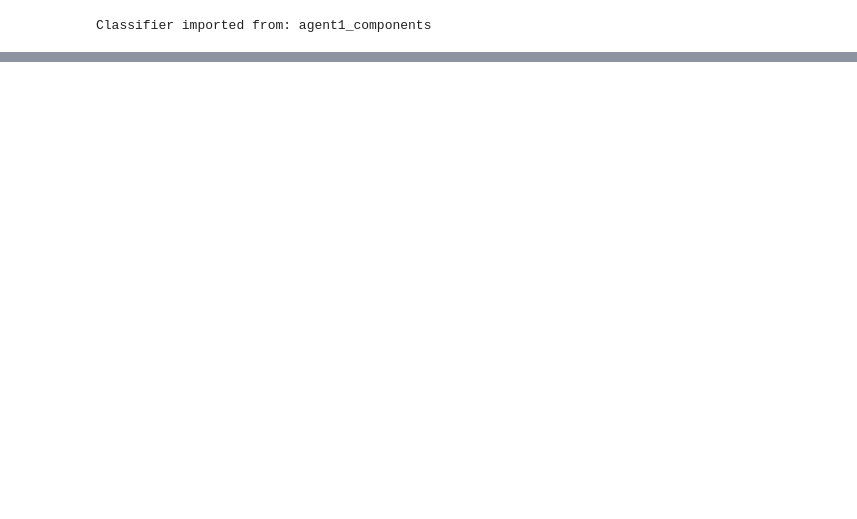
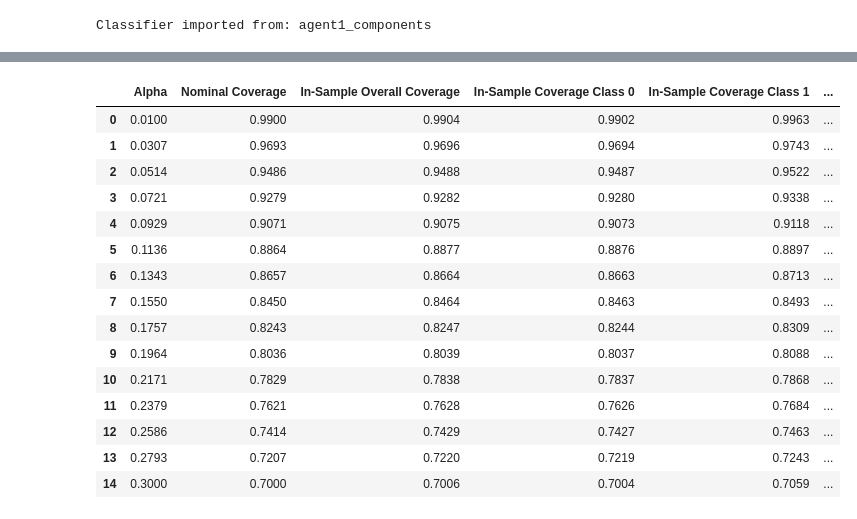
Before and after one commit to melinahou/Agent_1, a Jupyter notebook: pipeline_Agent1.ipynb, the cells around one changed output, grey strips where cells are left out. Saved outputs shown, nothing was run; the diff lists cells and outputs as text; code cells hidden in the pictures; blank space fills up the shorter version.

```diff
--- a/pipeline_Agent1.ipynb
+++ b/pipeline_Agent1.ipynb
@@ -1202,18 +712,0 @@ def oof_probs(X, y, groups, best):
-# %%
-# ----------------------------------------------------------------------------
-# 7.2 Execute calibration comparison and select Isotonic method
-# ----------------------------------------------------------------------------
-
-p_uncal, p_sigmoid, p_isotonic, calibration_results = oof_probs(
-    X=X,
-    y=y,
-    groups=groups_col,
-    best=best
-)
-
-print("\n=== Calibration Results ===")
-display(calibration_results.round(4))
-
-# Selected calibration method based on Brier Score and ECE
-CALIBRATION_METHOD = "isotonic"
-p_cal = p_isotonic
@@ -2310,0 +2429,52 @@ Skipped samples: 0
+# %%
+# ----------------------------------------------------------------------------
+# 9.2 Mondrian Conformal Uncertainty and Coverage Analysis
+# ----------------------------------------------------------------------------
+assert len(y_dev) == len(p_cal)
+assert set(groups_dev).isdisjoint(set(groups_test))
+
+# Diagnostic qhats on development OOF probabilities
+qhats_dict, cscores = conformal_qhat_mondrian(
+    y_true=y_dev,
+    p1=p_cal,
+    alpha=0.10
+)
+
+print("=== DEVELOPMENT-ONLY MONDRIAN DIAGNOSTICS ===")
+print("Diagnostic qhats:", qhats_dict)
+
+# In-sample alpha sweep: descriptive diagnostics ONLY
+(
+    alphas,
+    overall_cov,
+    cov_class_0,
+    cov_class_1,
+    size,
+    empty,
+    ambiguous,
+    uncertain
+) = conformal_sweep_mondrian(
+    y_true=y_dev,
+    p1=p_cal
+)
+
+conformal_results = pd.DataFrame({
+    "Alpha": alphas,
+    "Nominal Coverage": 1.0 - alphas,
+    "In-Sample Overall Coverage": overall_cov,
+    "In-Sample Coverage Class 0": cov_class_0,
+    "In-Sample Coverage Class 1": cov_class_1,
+    "Mean Set Size": size,
+    "Empty Set Rate": empty,
+    "Ambiguous Set Rate": ambiguous,
+    "Total Uncertainty Rate": uncertain
+})
+
+display(conformal_results.round(4))
+
+print("\nIMPORTANT:")
+print("Thresholds and coverage use the same dev samples.")
+print("These are descriptive in-sample diagnostics.")
+print("Independent coverage is evaluated separately.")
+print("Independent test: NOT USED")
+# %% [output]
@@ -2310,0 +2483,16 @@ Skipped samples: 0
+|  | Alpha | Nominal Coverage | In-Sample Overall Coverage | In-Sample Coverage Class 0 | In-Sample Coverage Class 1 | ... |
+| 0 | 0.0100 | 0.9900 | 0.9904 | 0.9902 | 0.9963 | ... |
+| 1 | 0.0307 | 0.9693 | 0.9696 | 0.9694 | 0.9743 | ... |
+| 2 | 0.0514 | 0.9486 | 0.9488 | 0.9487 | 0.9522 | ... |
+| 3 | 0.0721 | 0.9279 | 0.9282 | 0.9280 | 0.9338 | ... |
+| 4 | 0.0929 | 0.9071 | 0.9075 | 0.9073 | 0.9118 | ... |
+| 5 | 0.1136 | 0.8864 | 0.8877 | 0.8876 | 0.8897 | ... |
+| 6 | 0.1343 | 0.8657 | 0.8664 | 0.8663 | 0.8713 | ... |
+| 7 | 0.1550 | 0.8450 | 0.8464 | 0.8463 | 0.8493 | ... |
+| 8 | 0.1757 | 0.8243 | 0.8247 | 0.8244 | 0.8309 | ... |
+| 9 | 0.1964 | 0.8036 | 0.8039 | 0.8037 | 0.8088 | ... |
+| 10 | 0.2171 | 0.7829 | 0.7838 | 0.7837 | 0.7868 | ... |
+| 11 | 0.2379 | 0.7621 | 0.7628 | 0.7626 | 0.7684 | ... |
+| 12 | 0.2586 | 0.7414 | 0.7429 | 0.7427 | 0.7463 | ... |
+| 13 | 0.2793 | 0.7207 | 0.7220 | 0.7219 | 0.7243 | ... |
+| 14 | 0.3000 | 0.7000 | 0.7006 | 0.7004 | 0.7059 | ... |
```
Also changed, not shown: parts of 96 cells of this notebook.
